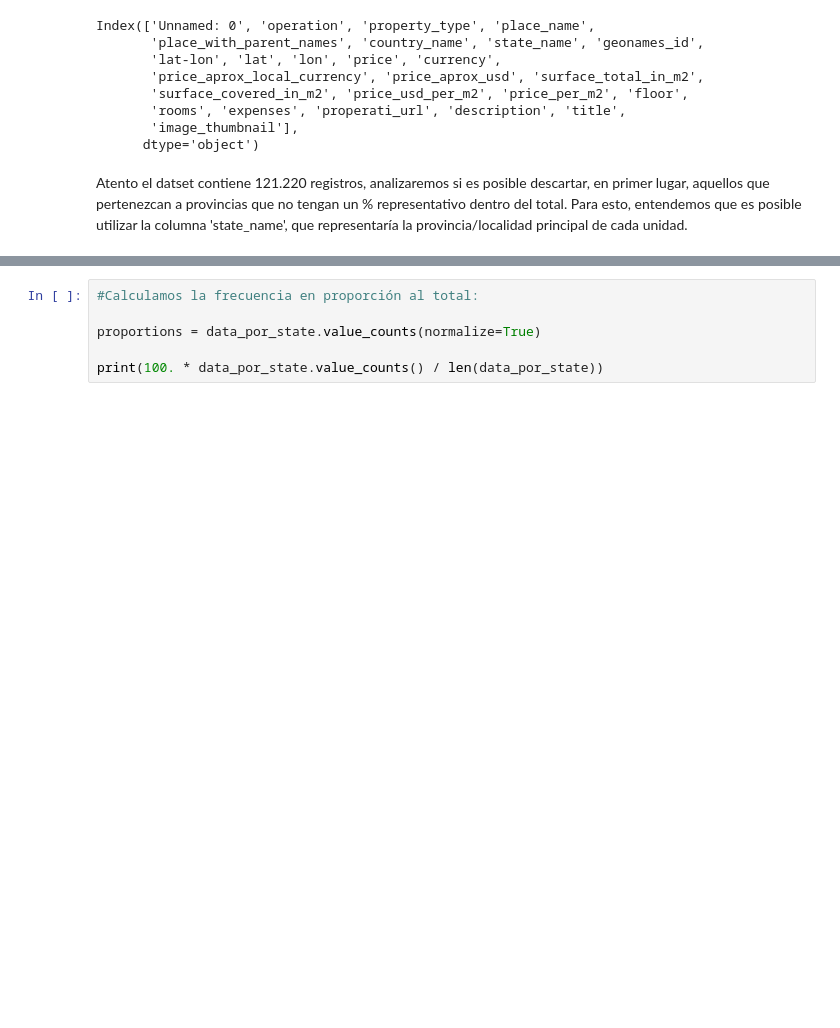
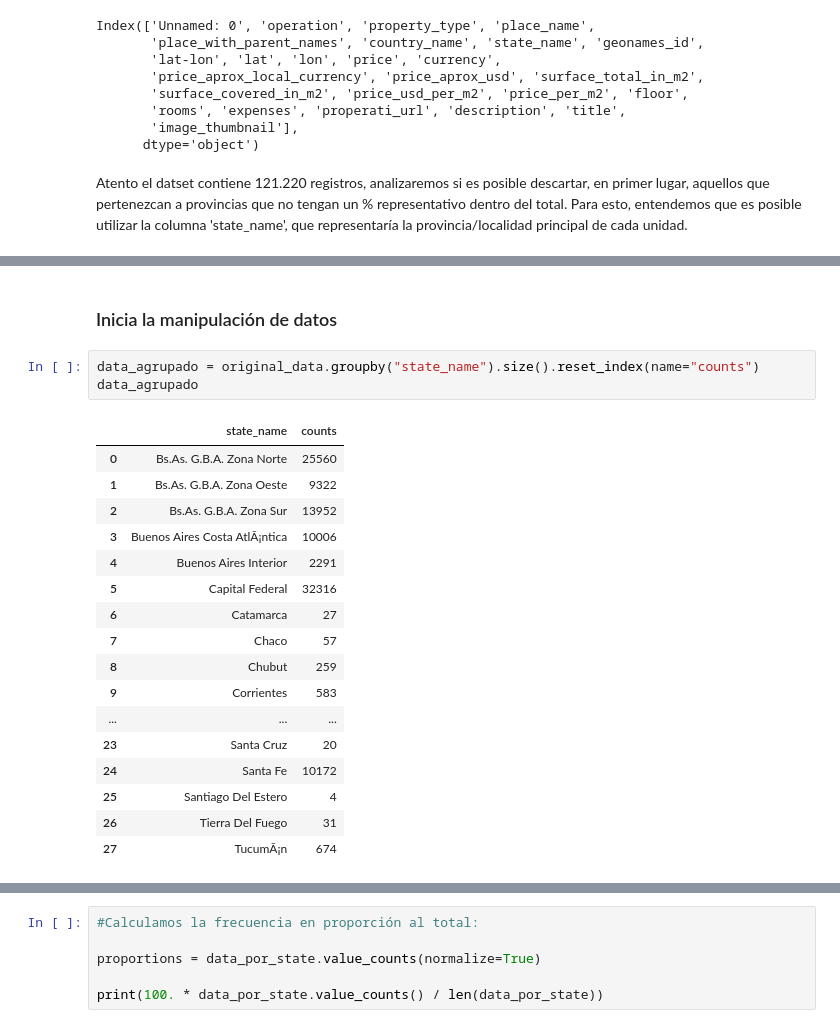
Before and after one commit to Luchiii89/DH_grupo_6, a Jupyter notebook: Desafio_1.ipynb, the cells around one changed output, grey strips where cells are left out. Saved outputs shown, nothing was run; the diff lists cells and outputs as text; blank space fills up the shorter version.

```diff
--- a/Desafio_1.ipynb
+++ b/Desafio_1.ipynb
@@ -101,3 +148,26 @@ Para esto, entendemos que es posible utilizar la columna 'state_name', que repre
+# %% [markdown]
+<h3>Inicia la manipulación de datos</h3>
+# %%
+data_agrupado = original_data.groupby("state_name").size().reset_index(name="counts")
+data_agrupado
+# %% [output]
+|  | state_name | counts |
+| 0 | Bs.As. G.B.A. Zona Norte | 25560 |
+| 1 | Bs.As. G.B.A. Zona Oeste | 9322 |
+| 2 | Bs.As. G.B.A. Zona Sur | 13952 |
+| 3 | Buenos Aires Costa AtlÃ¡ntica | 10006 |
+| 4 | Buenos Aires Interior | 2291 |
+| 5 | Capital Federal | 32316 |
+| 6 | Catamarca | 27 |
+| 7 | Chaco | 57 |
+| 8 | Chubut | 259 |
+| 9 | Corrientes | 583 |
+| ... | ... | ... |
+| 23 | Santa Cruz | 20 |
+| 24 | Santa Fe | 10172 |
+| 25 | Santiago Del Estero | 4 |
+| 26 | Tierra Del Fuego | 31 |
+| 27 | TucumÃ¡n | 674 |
 # %%
 #Verificaremos todos los valores DISTINTOS que tiene dicha columna y luego contaremos cuántos registros hay de cada uno (es decir, su frecuencia):
 
```
Also changed, not shown: parts of 21 cells of this notebook.
